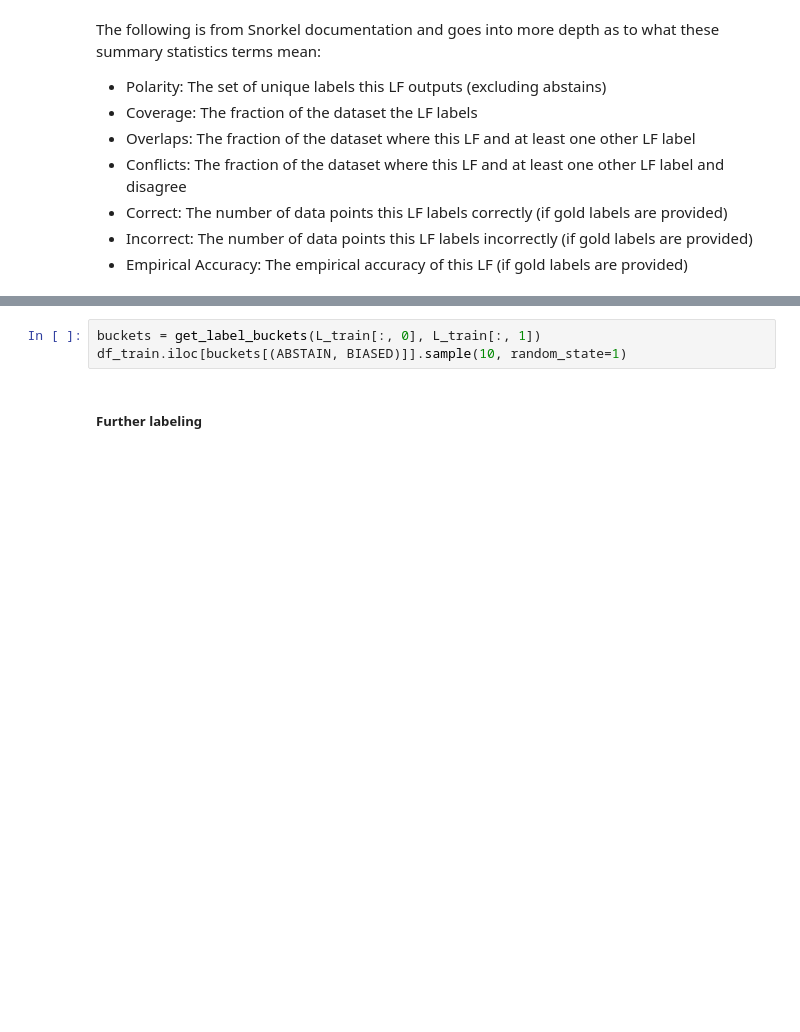
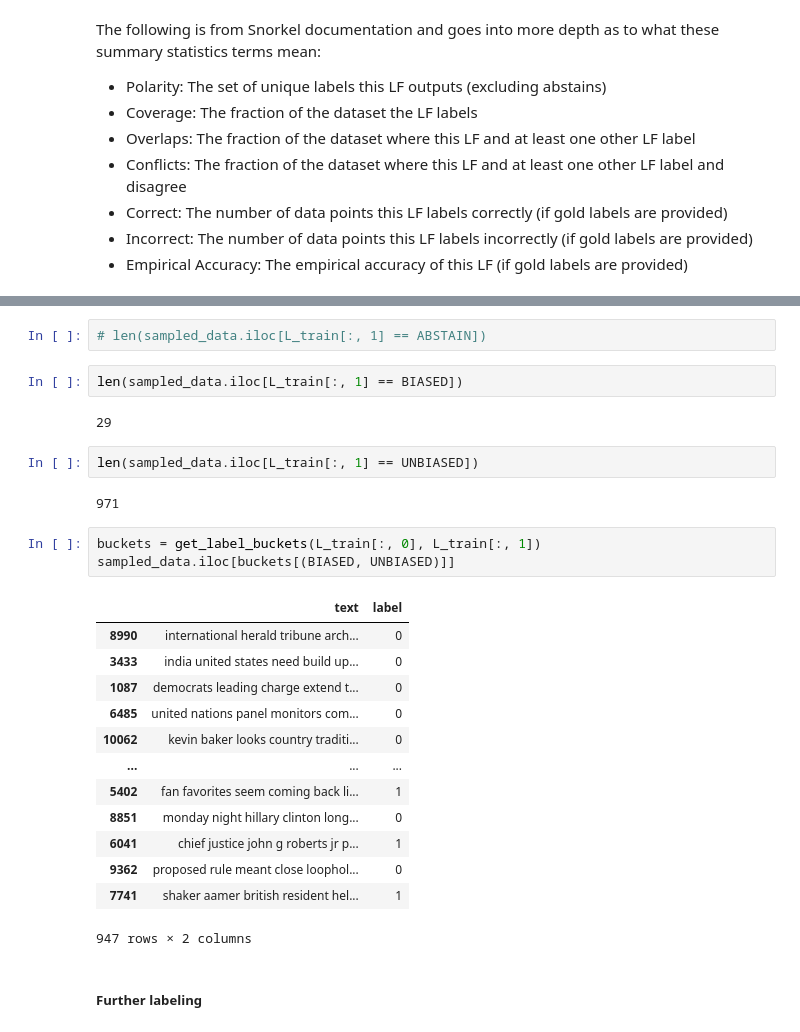
Before and after one commit to BenjaminRocco/Capstone_Project, a Jupyter notebook: part_02/Labeling_Funcs_Snorkel.ipynb, the cells around one changed output, grey strips where cells are left out. Saved outputs shown, nothing was run; the diff lists cells and outputs as text; blank space fills up the shorter version.

```diff
--- a/part_02/Labeling_Funcs_Snorkel.ipynb
+++ b/part_02/Labeling_Funcs_Snorkel.ipynb
@@ -664,6 +795,30 @@ LFAnalysis(L=L_train, lfs=lfs).lf_summary()
+# %%
+# len(sampled_data.iloc[L_train[:, 1] == ABSTAIN])
+# %%
+len(sampled_data.iloc[L_train[:, 1] == BIASED])
+# %% [output]
+29
+# %%
+len(sampled_data.iloc[L_train[:, 1] == UNBIASED])
+# %% [output]
+971
 # %%
 buckets = get_label_buckets(L_train[:, 0], L_train[:, 1])
-df_train.iloc[buckets[(ABSTAIN, BIASED)]].sample(10, random_state=1)
+sampled_data.iloc[buckets[(BIASED, UNBIASED)]]
+# %% [output]
+|  | text | label |
+| 8990 | international herald tribune arch... | 0 |
+| 3433 | india united states need build up... | 0 |
+| 1087 | democrats leading charge extend t... | 0 |
+| 6485 | united nations panel monitors com... | 0 |
+| 10062 | kevin baker looks country traditi... | 0 |
+| ... | ... | ... |
+| 5402 | fan favorites seem coming back li... | 1 |
+| 8851 | monday night hillary clinton long... | 0 |
+| 6041 | chief justice john g roberts jr p... | 1 |
+| 9362 | proposed rule meant close loophol... | 0 |
+| 7741 | shaker aamer british resident hel... | 1 |
+947 rows × 2 columns
 # %% [markdown]
 ##### Further labeling
 # %%
```
Also changed, not shown: parts of 38 cells of this notebook, 1 other file.
